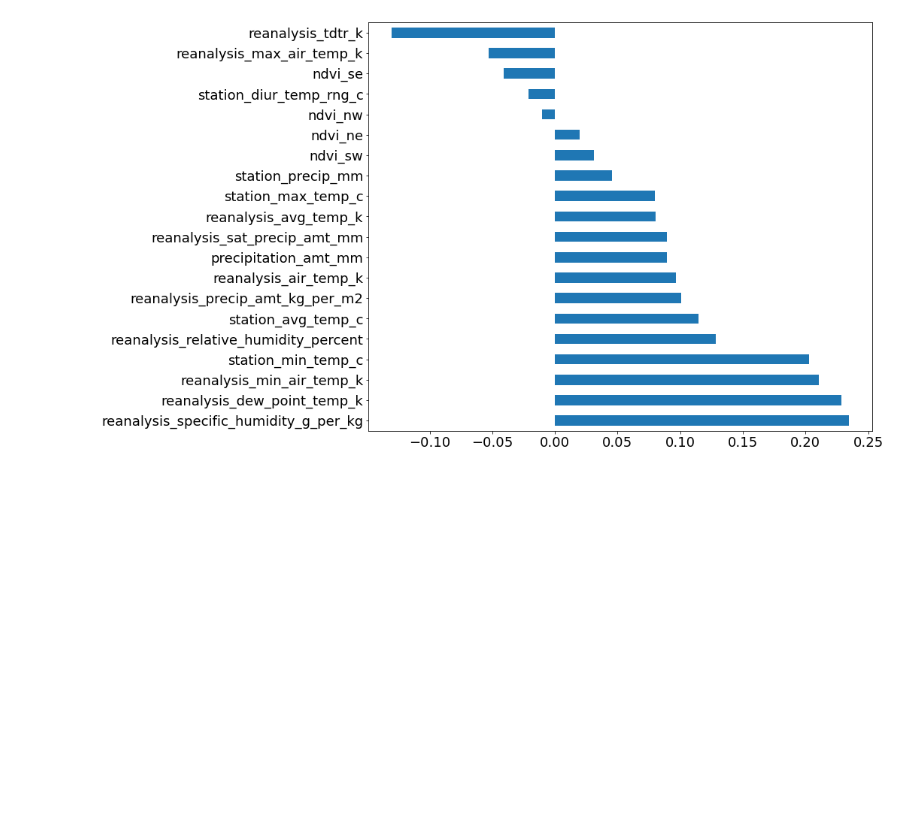
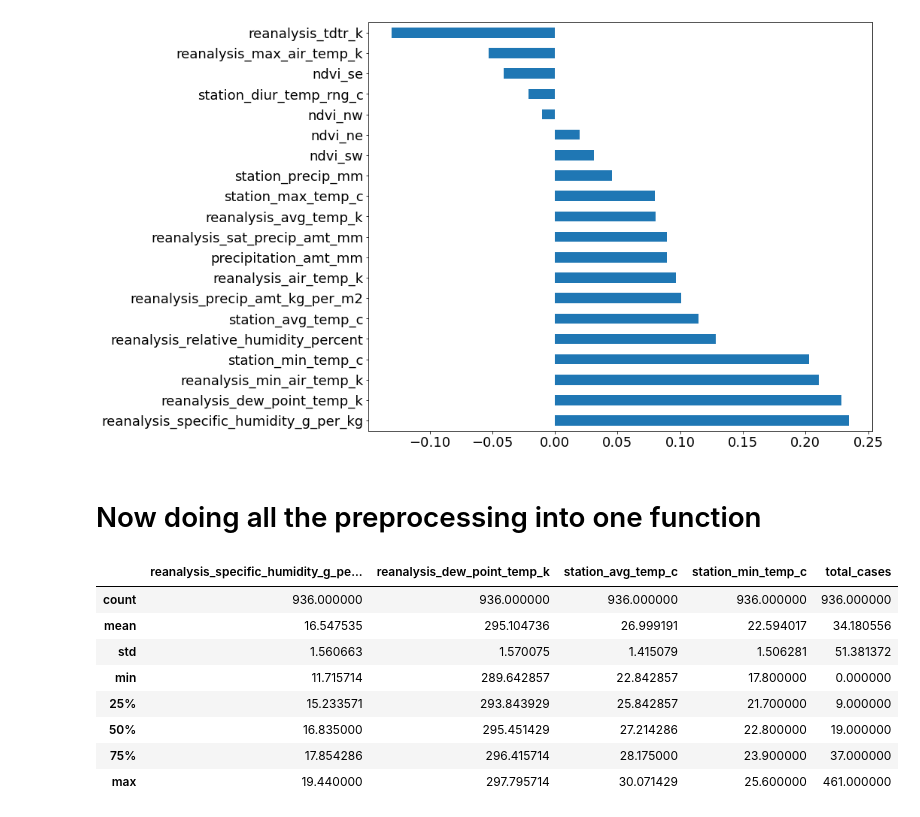
Before and after one commit to nicostrada/DengAI, a Jupyter notebook: DengAI.ipynb, the cells around one changed output. Drawn from its saved outputs; the diff is of its cells as text; code cells hidden in the pictures; blank space fills up the shorter version.

```diff
--- a/DengAI.ipynb
+++ b/DengAI.ipynb
@@ -216,3 +216,30 @@ plt.figure(figsize=(12,10))
 ## reanalysis_dew_point_temp_k
 ## station_avg_temp_c
 ## station_min_temp_c
+# %% [markdown]
+# Now doing all the preprocessing into one function
+# %%
+def preprocess_data(data_path, labels_path=None):
+    # load data and set index to city, year, weekofyear
+    df = pd.read_csv(data_path, index_col=[0, 1, 2])
+
+    # select features we want
+    features = ['reanalysis_specific_humidity_g_per_kg',
+                 'reanalysis_dew_point_temp_k',
+                 'station_avg_temp_c',
+                 'station_min_temp_c']
+    df = df[features]
+
+    # fill missing values
+    df.fillna(method='ffill', inplace=True)
+
+    # add labels to dataframe
+    if labels_path:
+        labels = pd.read_csv(labels_path, index_col=[0, 1, 2])
+        df = df.join(labels)
+
+    # separate san juan and iquitos
+    sj = df.loc['sj']
+    iq = df.loc['iq']
+
+    return sj, iq
@@ -218,0 +249,12 @@ plt.figure(figsize=(12,10))
+# %%
+sj_train.describe()
+# %% [output]
+|  | reanalysis_specific_humidity_g_pe... | reanalysis_dew_point_temp_k | station_avg_temp_c | station_min_temp_c | total_cases |
+| count | 936.000000 | 936.000000 | 936.000000 | 936.000000 | 936.000000 |
+| mean | 16.547535 | 295.104736 | 26.999191 | 22.594017 | 34.180556 |
+| std | 1.560663 | 1.570075 | 1.415079 | 1.506281 | 51.381372 |
+| min | 11.715714 | 289.642857 | 22.842857 | 17.800000 | 0.000000 |
+| 25% | 15.233571 | 293.843929 | 25.842857 | 21.700000 | 9.000000 |
+| 50% | 16.835000 | 295.451429 | 27.214286 | 22.800000 | 19.000000 |
+| 75% | 17.854286 | 296.415714 | 28.175000 | 23.900000 | 37.000000 |
+| max | 19.440000 | 297.795714 | 30.071429 | 25.600000 | 461.000000 |
```
Also changed, not shown: parts of 10 cells of this notebook.
